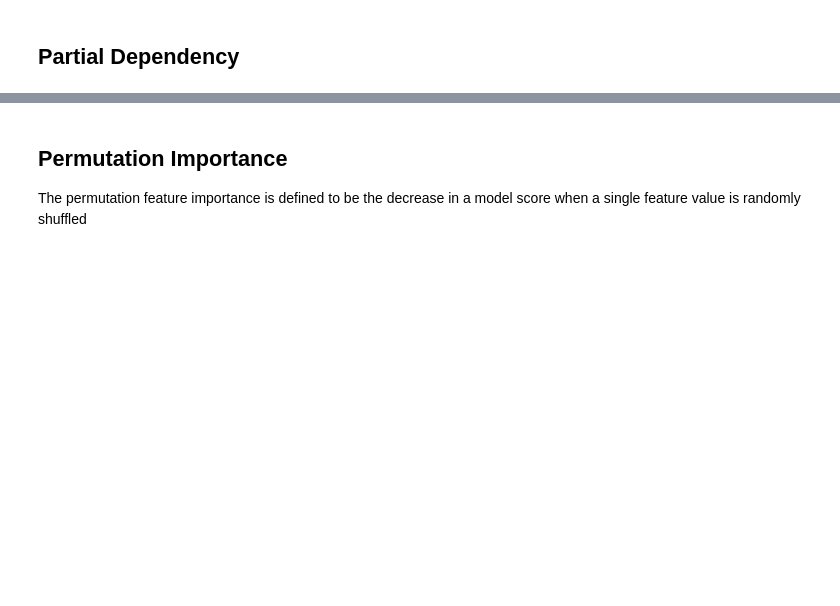
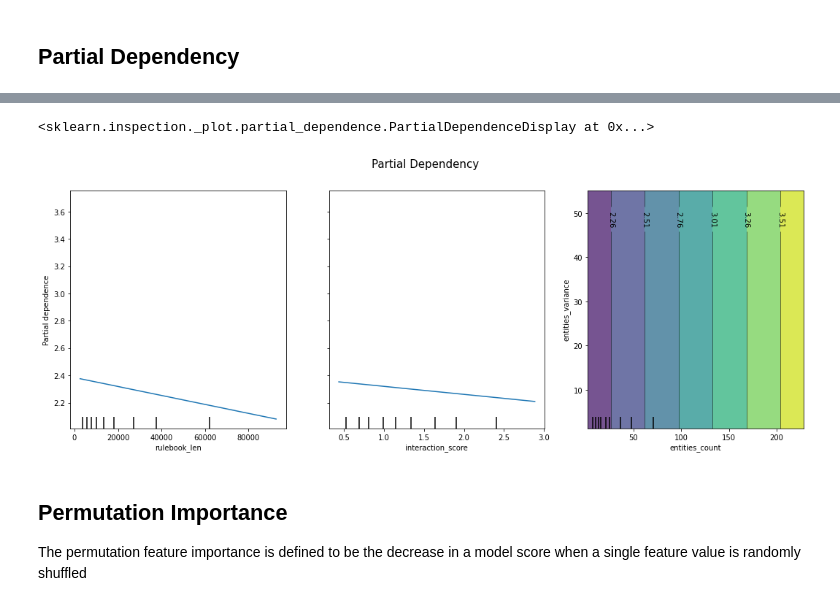
Before and after one commit to marco-luzzara/boardgame-complexity-predictor, a Jupyter notebook: src/predict.ipynb, the cells around one changed output, grey strips where cells are left out. Saved outputs shown, nothing was run; the diff lists cells and outputs as text; code cells hidden in the pictures; blank space fills up the shorter version.

```diff
--- a/src/predict.ipynb
+++ b/src/predict.ipynb
@@ -409,18 +415,21 @@ IndexError: ignored
 # %%
-# import numpy as np
-# from sklearn.inspection import PartialDependenceDisplay
+import numpy as np
+from sklearn.inspection import PartialDependenceDisplay
 
-# model = models['Linear Models'][4].instance
-# model.fit(x_all, y_all)
+model = models['Linear Models'][0].instance
+model.fit(x_all, y_all)
 
-# columns_count = len(x_all.columns)
-# fig, ax = create_containing_plot(0, columns_count)
+# fig, ax = create_containing_plot(0, features_count)
 # flatten_ax = np.matrix.flatten(ax)
 
-# PartialDependenceDisplay.from_estimator(model, x_all, ['rulebook_len', 'can_metric'])
-# # for i, column in enumerate(x_all.columns):
-# #     PartialDependenceDisplay.from_estimator(model, x_all, [column],
-# #                                             ax=flatten_ax[i], line_kw={"color": "red"})
+fig, ax = create_containing_plot('Partial Dependency', 0, 3)
+PartialDependenceDisplay.from_estimator(model, x_all, ['rulebook_len', 'interaction_score', ('entities_count', 'entities_variance')], ax = ax)
+# for i, column in enumerate(x_all.columns):
+#     PartialDependenceDisplay.from_estimator(model, x_all, [column],
+#                                             ax=flatten_ax[i], line_kw={"color": "red"})
+# %% [output]
+<sklearn.inspection._plot.partial_dependence.PartialDependenceDisplay at 0x...>
+[figure, added]
 # %% [markdown]
 ## Permutation Importance
 The permutation feature importance is defined to be the decrease in a model score when a single feature value is randomly shuffled
```
Also changed, not shown: parts of 11 cells of this notebook.
